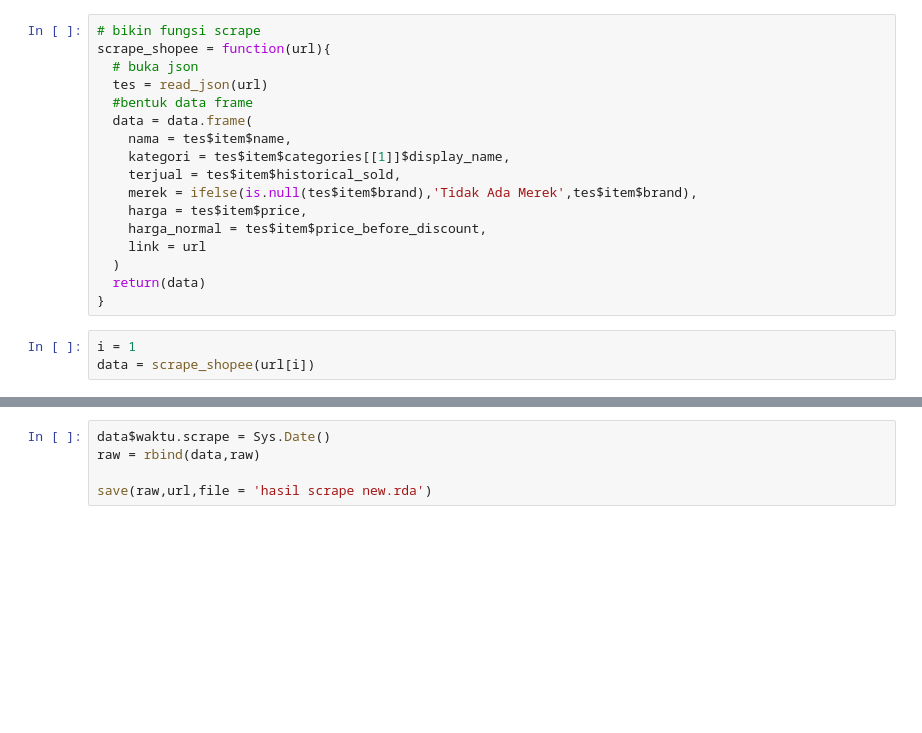
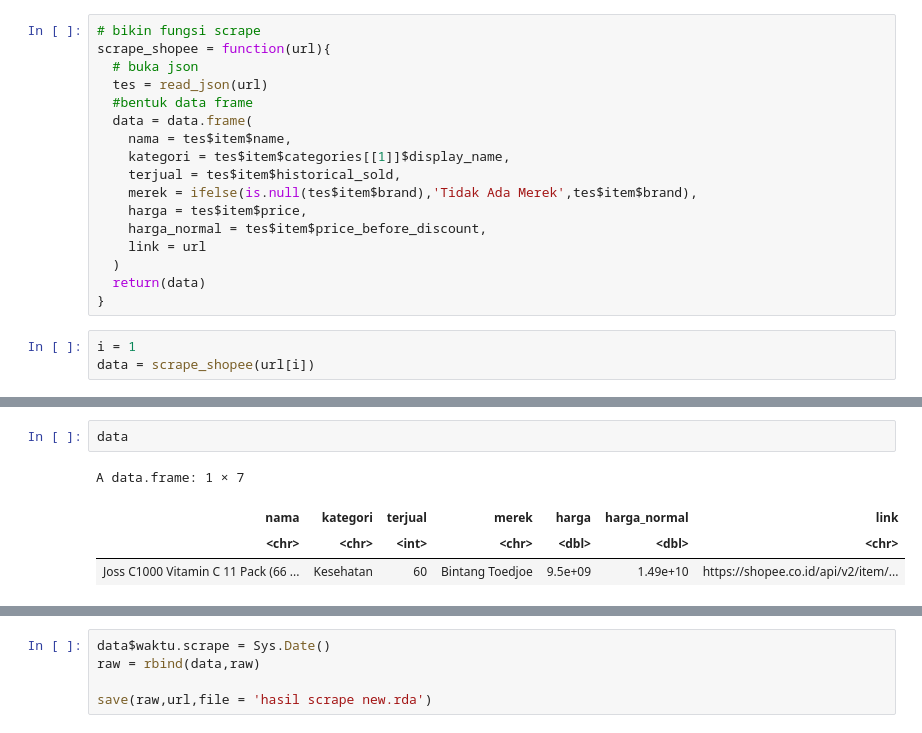
Before and after one commit to ikanx101/G-Colab, a Jupyter notebook: Scrape_Shopee.ipynb, the cells around one changed output, grey strips where cells are left out. Drawn from its saved outputs; the diff is of its cells as text; blank space fills up the shorter version.

```diff
--- a/Scrape_Shopee.ipynb
+++ b/Scrape_Shopee.ipynb
@@ -36,3 +29,10 @@ A data.frame: 1 × 7
+# %%
+data
+# %% [output]
+A data.frame: 1 × 7
+| nama | kategori | terjual | merek | harga | harga_normal | link |
+| <chr> | <chr> | <int> | <chr> | <dbl> | <dbl> | <chr> |
+| Joss C1000 Vitamin C 11 Pack (66 ... | Kesehatan | 60 | Bintang Toedjoe | 9.5e+09 | 1.49e+10 | https://shopee.co.id/api/v2/item/... |
 # %%
 for(i in 2:length(url)){
   temp = tryCatch({scrape_shopee(url[i])},
```
Also changed, not shown: parts of 4 cells of this notebook.
